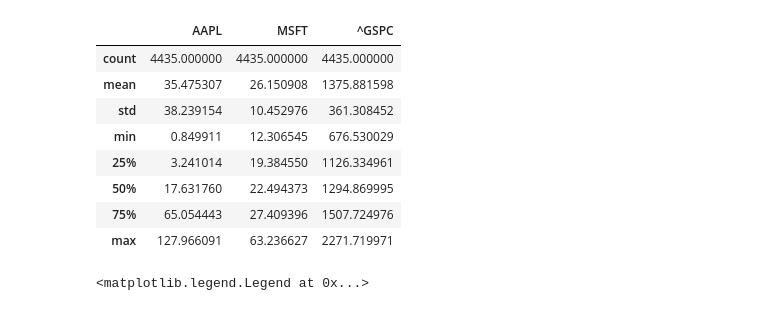
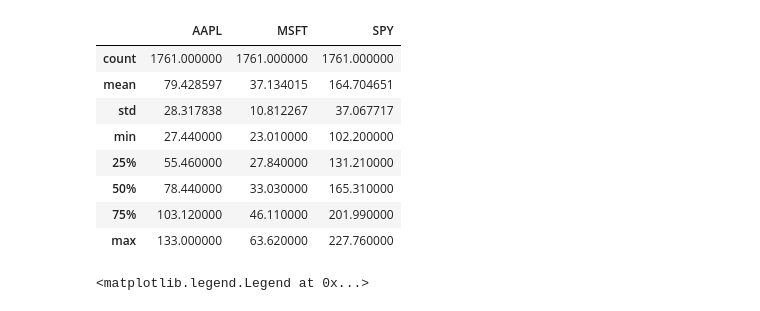
Before and after one commit to LearnDataSci/articles, a Jupyter notebook: Python For Finance, Part I/Python for Finance Part I - Notebook .ipynb, the cells around one changed output. Drawn from its saved outputs; the diff is of its cells as text; code cells hidden in the pictures.

Commit message:
Google Finance in place of Yahoo Finance

```diff
--- a/Python For Finance, Part I/Python for Finance Part I - Notebook .ipynb
+++ b/Python For Finance, Part I/Python for Finance Part I - Notebook .ipynb
@@ -18,3 +28,20 @@ panel_data = data.DataReader(tickers, data_source, start_date, end_date)
+# %%
+from pandas_datareader import data
+import pandas as pd
+
+
+# Define the instruments to download. We would like to see Apple, Microsoft and the S&P500 index.
+tickers = ['AAPL', 'MSFT', 'SPY']
+
+# Define which online source one should use
+data_source = 'google'
+
+# We would like all available data from 01/01/2000 until 12/31/2016.
+start_date = '2010-01-01'
+end_date = '2016-12-31'
+
+# User pandas_reader.data.DataReader to load the desired data. As simple as that.
+panel_data = data.DataReader(tickers, data_source, start_date, end_date)
 # %%
 panel_data
 # %% [output]
@@ -26,16 +53,13 @@ Minor_axis axis: AAPL to ^GSPC
 # %%
 # Getting just the adjusted closing prices. This will return a Pandas DataFrame
 # The index in this DataFrame is the major index of the panel_data.
-adj_close = panel_data.ix['Adj Close']
+close = panel_data.ix['Close']
 
 # Getting all weekdays between 01/01/2000 and 12/31/2016
 all_weekdays = pd.date_range(start=start_date, end=end_date, freq='B')
 
 # How do we align the existing prices in adj_close with our new set of dates?
-# All we need to do is reindex adj_close using all_weekdays as the new index
-adj_close = adj_close.reindex(all_weekdays)
+# All we need to do is reindex close using all_weekdays as the new index
+close = close.reindex(all_weekdays)
 
-# Reindexing will insert missing values (NaN) for the dates that were not present
-# in the original set. To cope with this, we can fill the missing by replacing them
-# with the latest available price for each instrument.
-adj_close = adj_close.fillna(method='ffill')
+close.head(10)
@@ -64,14 +89,14 @@ adj_close.head(7)
 # %%
-adj_close.describe()
+close.describe()
 # %% [output]
-|  | AAPL | MSFT | ^GSPC |
-| count | 4435.000000 | 4435.000000 | 4435.000000 |
-| mean | 35.475307 | 26.150908 | 1375.881598 |
-| std | 38.239154 | 10.452976 | 361.308452 |
-| min | 0.849911 | 12.306545 | 676.530029 |
-| 25% | 3.241014 | 19.384550 | 1126.334961 |
-| 50% | 17.631760 | 22.494373 | 1294.869995 |
-| 75% | 65.054443 | 27.409396 | 1507.724976 |
-| max | 127.966091 | 63.236627 | 2271.719971 |
+|  | AAPL | MSFT | SPY |
+| count | 1761.000000 | 1761.000000 | 1761.000000 |
+| mean | 79.428597 | 37.134015 | 164.704651 |
+| std | 28.317838 | 10.812267 | 37.067717 |
+| min | 27.440000 | 23.010000 | 102.200000 |
+| 25% | 55.460000 | 27.840000 | 131.210000 |
+| 50% | 78.440000 | 33.030000 | 165.310000 |
+| 75% | 103.120000 | 46.110000 | 201.990000 |
+| max | 133.000000 | 63.620000 | 227.760000 |
 # %%
 # Get the MSFT timeseries. This now returns a Pandas Series object indexed by date.
```
Also changed, not shown: parts of 10 cells of this notebook.
